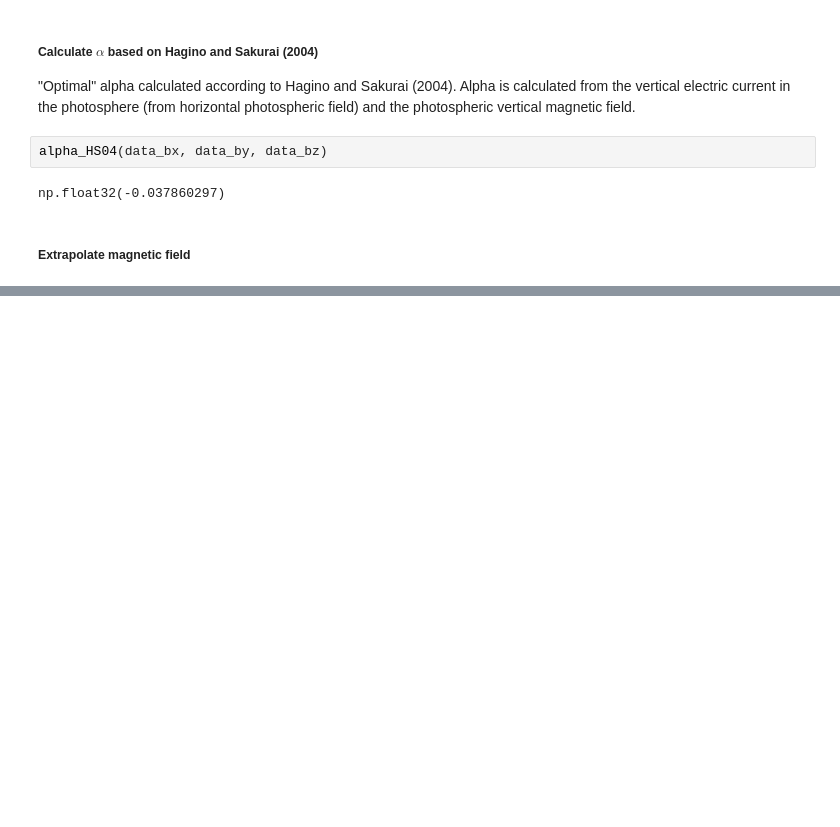
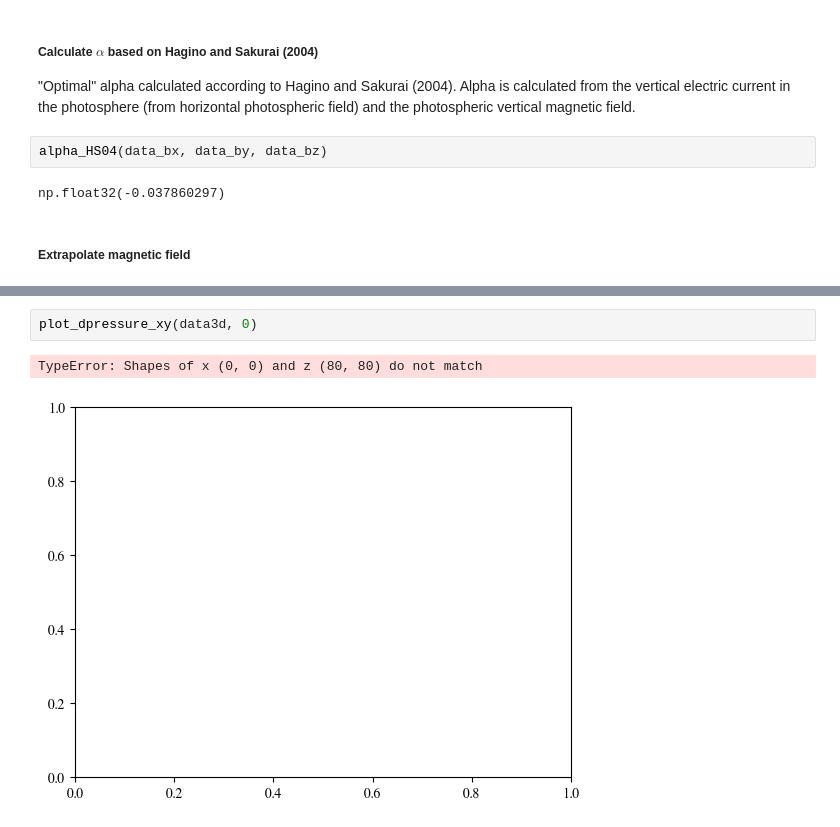
Before and after one commit to LMNadol/MHSXtraPy, a Jupyter notebook: notebooks/example-low-lou.ipynb, the cells around one changed output, grey strips where cells are left out. Cells and saved outputs as stored; diff of their text form; blank space fills up the shorter version.

```diff
--- a/notebooks/example-low-lou.ipynb
+++ b/notebooks/example-low-lou.ipynb
@@ -237,0 +244,5 @@ plot_magnetogram_3D(data3d, view="side", footpoints="active-regions")
+# %%
+plot_dpressure_xy(data3d, 0)
+# %% [output]
+TypeError: Shapes of x (0, 0) and z (80, 80) do not match
+[figure, added]
```
Also changed, not shown: parts of 8 cells of this notebook, 5 other files.
